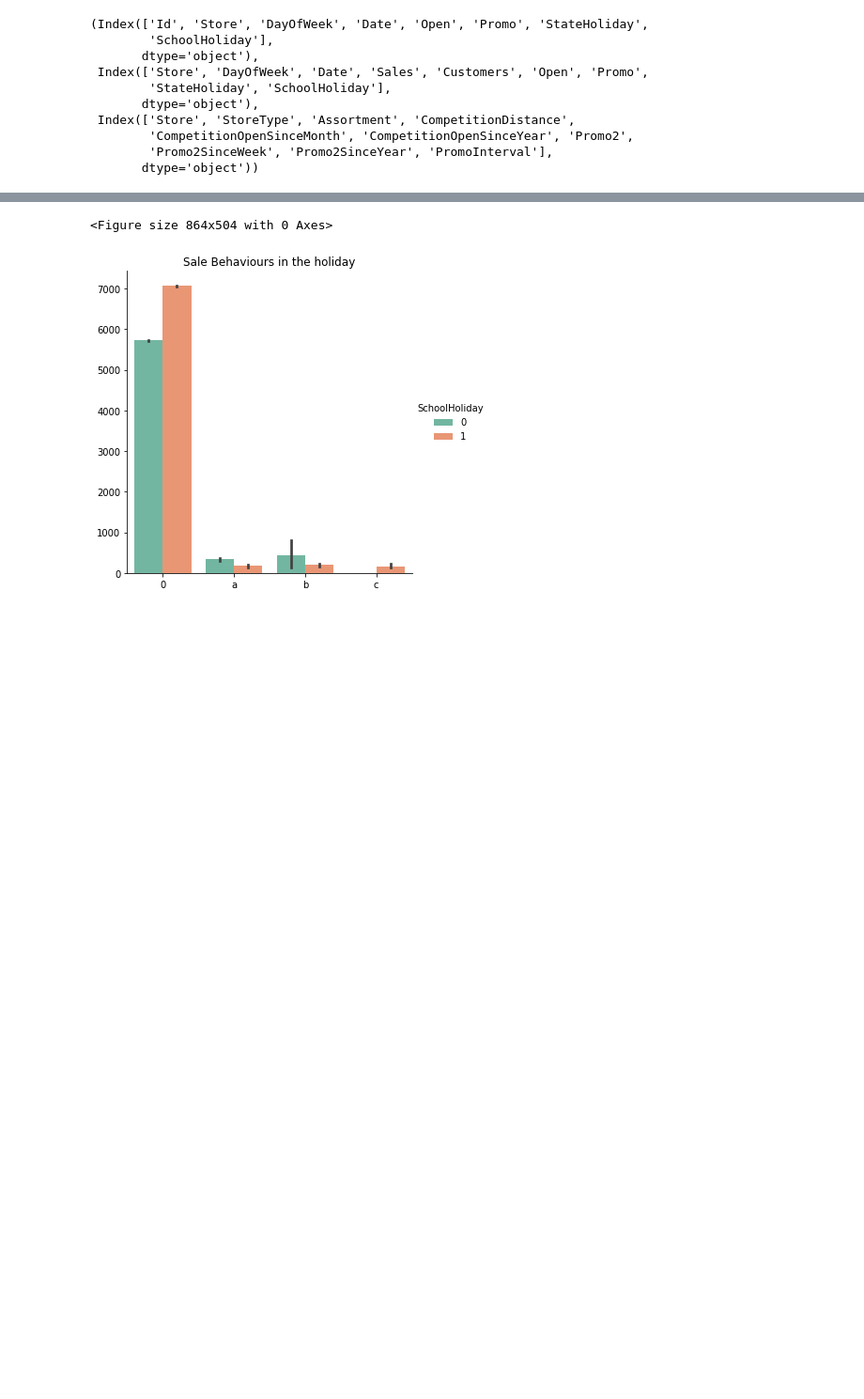
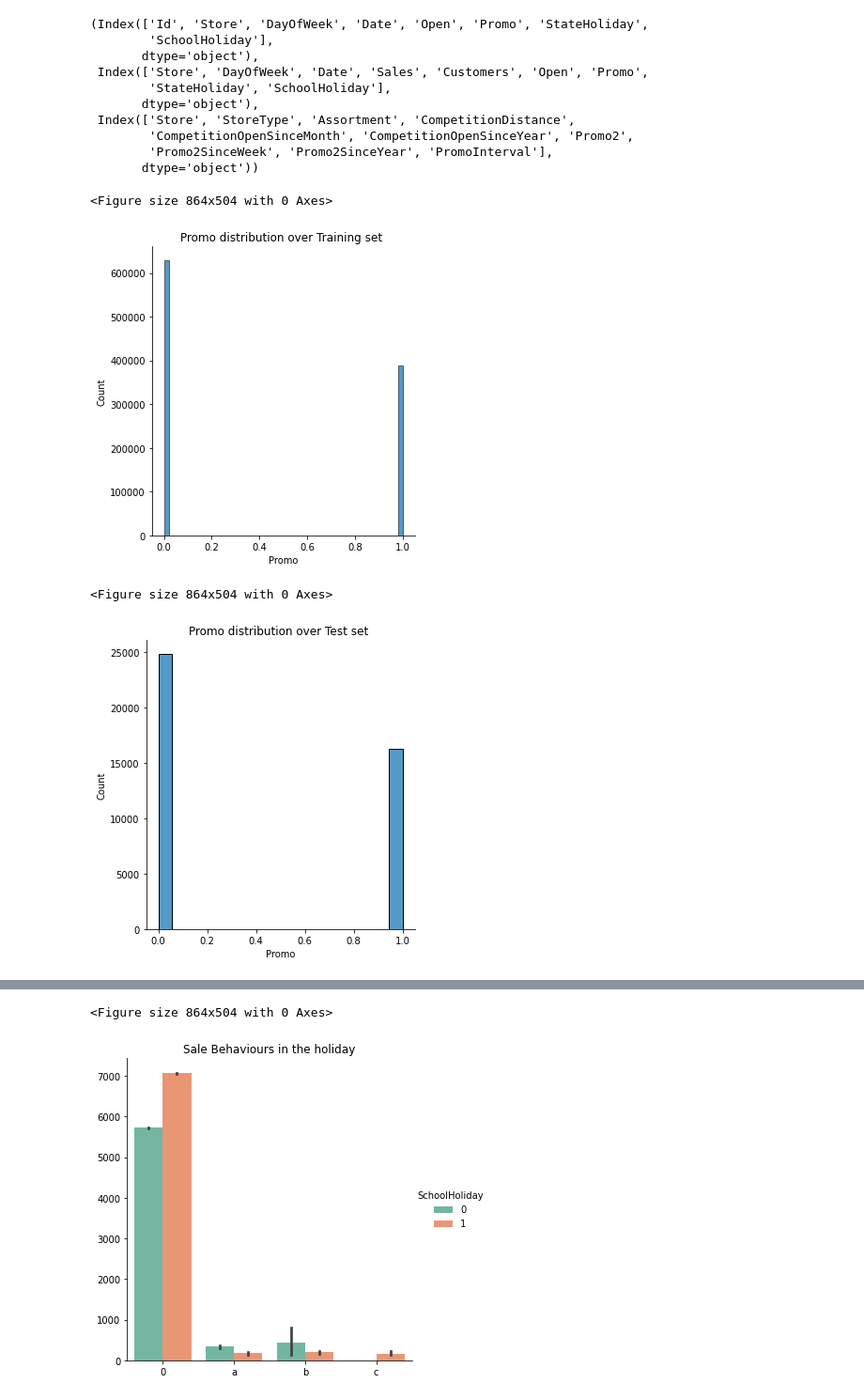
Before and after one commit to DiboraHaile/Pharmaceutical-Sales-prediction-across-multiple-stores, a Jupyter notebook: notebooks/exploration_of_customer_behaviors.ipynb, the cells around one changed output, grey strips where cells are left out. Shown at 94% size. Saved outputs shown, nothing was run; the diff lists cells and outputs as text; code cells hidden in the pictures; blank space fills up the shorter version.

```diff
--- a/notebooks/exploration_of_customer_behaviors.ipynb
+++ b/notebooks/exploration_of_customer_behaviors.ipynb
@@ -219,5 +201,21 @@ cleaned_test.columns, df_train.columns,df_store.columns
         'CompetitionOpenSinceMonth', 'CompetitionOpenSinceYear', 'Promo2',
         'Promo2SinceWeek', 'Promo2SinceYear', 'PromoInterval'],
        dtype='object'))
+# %%
+# Check for distribution in both training and test sets -
+# are the promotions distributed similarly between these two groups?
+# df_train["Promo"].head(3),df_train["Promo"].head(3)
+df_train_stores = df_train.groupby("Store")
+df_test_stores = df_test.groupby("Store")
+# visualize.displot(df_train,x="Promo",title = "Promo distribution over Training set ")
+# visualize.displot(df_test,x="Promo",title = "Promo distribution over Test set ")
+# sn.displot(data=df_train,x="Promo")
+# sn.displot(data=df_test,x="Promo")
+# df_train_stores.head()
+# %% [output]
+<Figure size 864x504 with 0 Axes>
+[figure, added]
+<Figure size 864x504 with 0 Axes>
+[figure, added]
 # %%
 # Check & compare sales behavior before, during and after holidays
```
Also changed, not shown: parts of 6 cells of this notebook.
